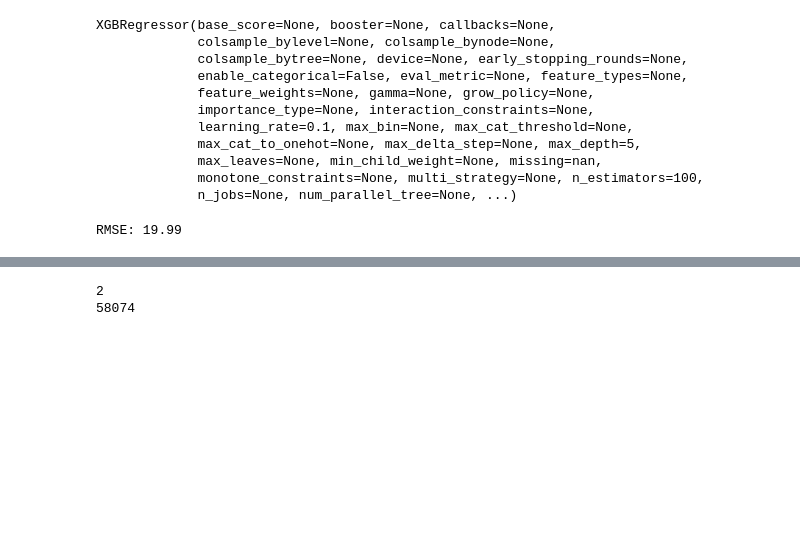
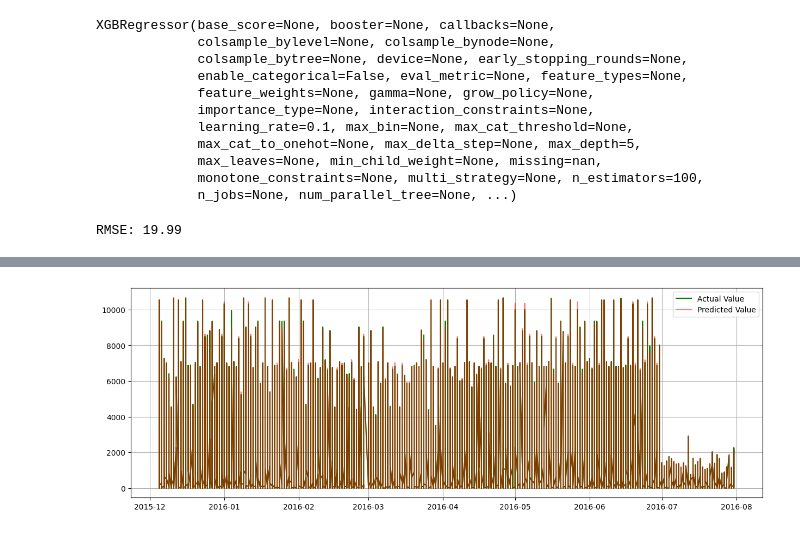
Before and after one commit to Alaaaaaannn/XGBoost-Regressor, a Jupyter notebook: analysis2.ipynb, the cells around one changed output, grey strips where cells are left out. Drawn from its saved outputs; the diff is of its cells as text; code cells hidden in the pictures; blank space fills up the shorter version.

```diff
--- a/analysis2.ipynb
+++ b/analysis2.ipynb
@@ -94,9 +81,0 @@ df_new.head()
-# %%
-def create_lagged_features(df,lag=1):
-    lagged_data = df.copy()
-    for i in range(1,lag+1):
-        lagged_data[f'lag_{i}'] = lagged_data['Revenue'].shift(i)
-    return lagged_data
-
-lag = 5
-df_new = create_lagged_features(df_new[['Date','Revenue']],lag)
@@ -125,7 +89,7 @@ y = df_new['Revenue']
 X_train,X_test,y_train,y_test = train_test_split(X,y,test_size=0.3,random_state=101,shuffle=False)
 # %%
 model = xgb.XGBRegressor(objective='reg:squarederror',n_estimators=100,learning_rate=0.1,max_depth=5)
-model.fit(X_train,y_train)
+model.fit(X_train.drop(columns='Date'),y_train)
 # %% [output]
 XGBRegressor(base_score=None, booster=None, callbacks=None,
              colsample_bylevel=None, colsample_bynode=None,
@@ -139,7 +103,7 @@ XGBRegressor(base_score=None, booster=None, callbacks=None,
              monotone_constraints=None, multi_strategy=None, n_estimators=100,
              n_jobs=None, num_parallel_tree=None, ...)
 # %%
-preds = model.predict(X_test)
+preds = model.predict(X_test.drop(columns='Date'))
 rmse = np.sqrt(mean_squared_error(y_test,preds))
 print(f"RMSE: {rmse:.2f}")
 # %% [output]
@@ -147,6 +127,9 @@ RMSE: 19.99
 # %%
-print(np.min(sales_with_lag['Revenue']))
-print(np.max(sales_with_lag['Revenue']))
+plt.figure(figsize=(15,5))
+plt.plot(X_test['Date'],y_test,color='green',label='Actual Value')
+plt.plot(X_test['Date'],preds,color='red',label='Predicted Value',alpha=0.5)
+plt.legend()
+plt.grid(True)
+plt.show()
 # %% [output]
-2
-58074
+[figure, added]
```
Also changed, not shown: parts of 9 cells of this notebook.
